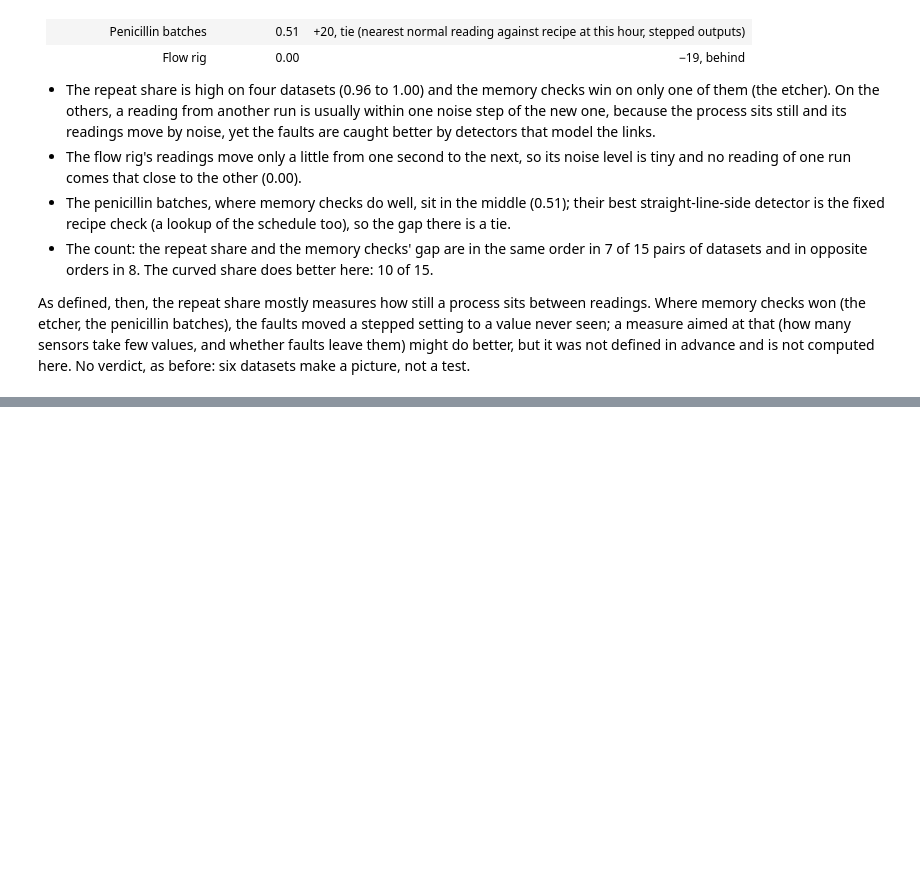
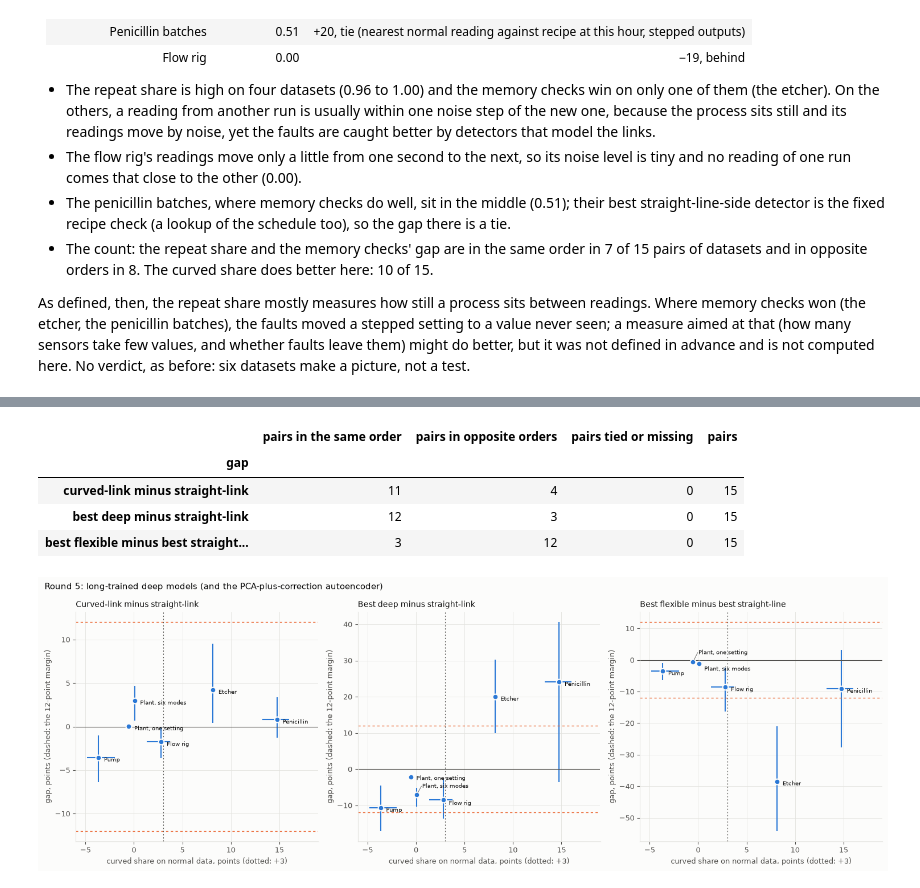
Before and after one commit to NeerajGit16/deep-learning-in-anomaly-detection, a Jupyter notebook: anomaly_lab/10_across_datasets.ipynb, the cells around one changed output, grey strips where cells are left out. Cells and saved outputs as stored; diff of their text form; code cells hidden in the pictures; blank space fills up the shorter version.

```diff
--- a/anomaly_lab/10_across_datasets.ipynb
+++ b/anomaly_lab/10_across_datasets.ipynb
@@ -228,0 +235,4 @@ As defined, then, the repeat share mostly measures how still a process sits betw
+# %%
+frame5 = across.table(round5=True)
+cols = [c for c in frame5.columns if any(c.startswith(g) for g in across.GAPS)]
+frame5[['curved share'] + cols]
@@ -228,0 +248,11 @@ As defined, then, the repeat share mostly measures how still a process sits betw
+# %%
+across.save_chart(frame5, 'results/across_datasets_round5.png',
+                  title='Round 5: long-trained deep models (and the PCA-plus-correction autoencoder)');
+across.same_order(frame5)
+# %% [output]
+|  | pairs in the same order | pairs in opposite orders | pairs tied or missing | pairs |
+| gap |  |  |  |  |
+| curved-link minus straight-link | 11 | 4 | 0 | 15 |
+| best deep minus straight-link | 12 | 3 | 0 | 15 |
+| best flexible minus best straight... | 3 | 12 | 0 | 15 |
+[figure, added]
```
Also changed, not shown: parts of 4 cells of this notebook, 6 other files.
